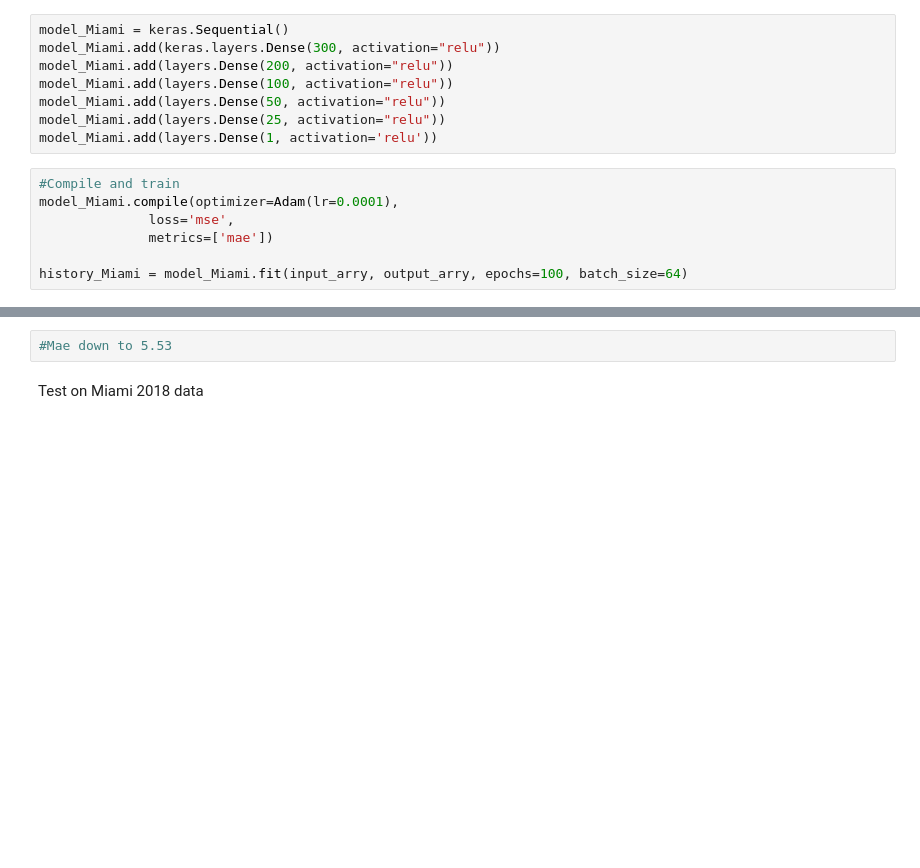
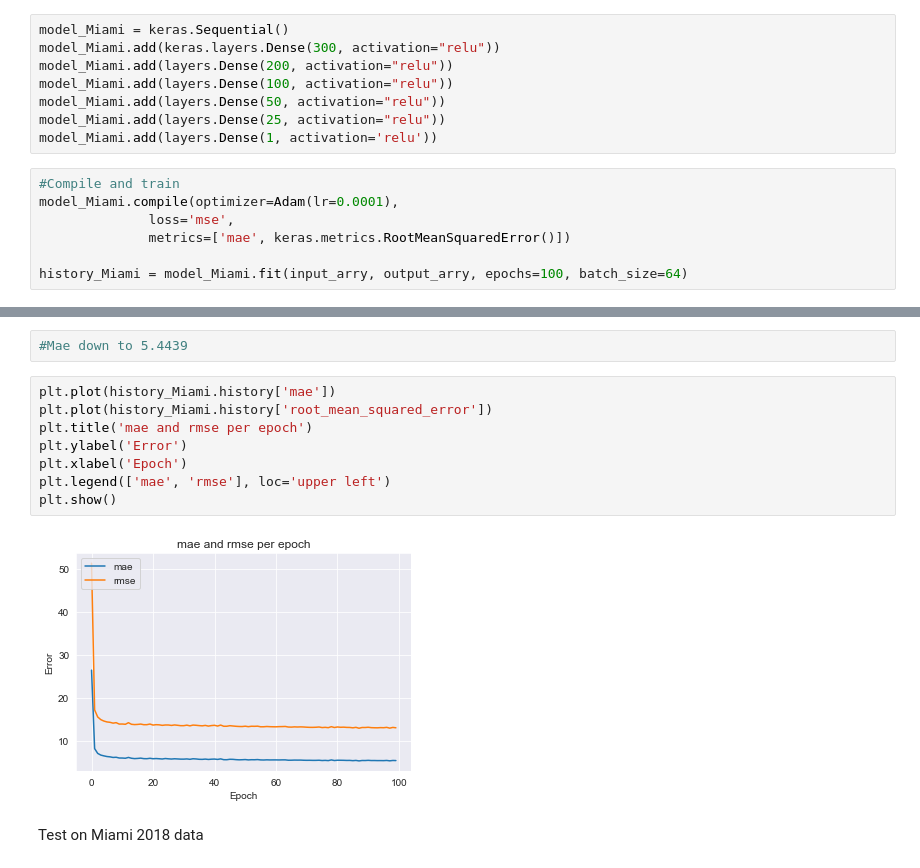
Before and after one commit to tpt5cu/solarIrradiancePredictor, a Jupyter notebook: Neural_Net.ipynb, the cells around one changed output, grey strips where cells are left out. Saved outputs shown, nothing was run; the diff lists cells and outputs as text; blank space fills up the shorter version.

```diff
--- a/Neural_Net.ipynb
+++ b/Neural_Net.ipynb
@@ -516,7 +510,7 @@ model_Miami.add(layers.Dense(1, activation='relu'))
 #Compile and train
 model_Miami.compile(optimizer=Adam(lr=0.0001),
               loss='mse',
-              metrics=['mae'])
+              metrics=['mae', keras.metrics.RootMeanSquaredError()])
 
 history_Miami = model_Miami.fit(input_arry, output_arry, epochs=100, batch_size=64)
 # %% [output]
@@ -540,5 +534,15 @@ Epoch 100/100
 # %%
-#Mae down to 5.53
+#Mae down to 5.4439
+# %%
+plt.plot(history_Miami.history['mae'])
+plt.plot(history_Miami.history['root_mean_squared_error'])
+plt.title('mae and rmse per epoch')
+plt.ylabel('Error')
+plt.xlabel('Epoch')
+plt.legend(['mae', 'rmse'], loc='upper left')
+plt.show()
+# %% [output]
+[figure, added]
 # %% [markdown]
 Test on Miami 2018 data
 # %%
```
Also changed, not shown: parts of 20 cells of this notebook, 9 other files.
